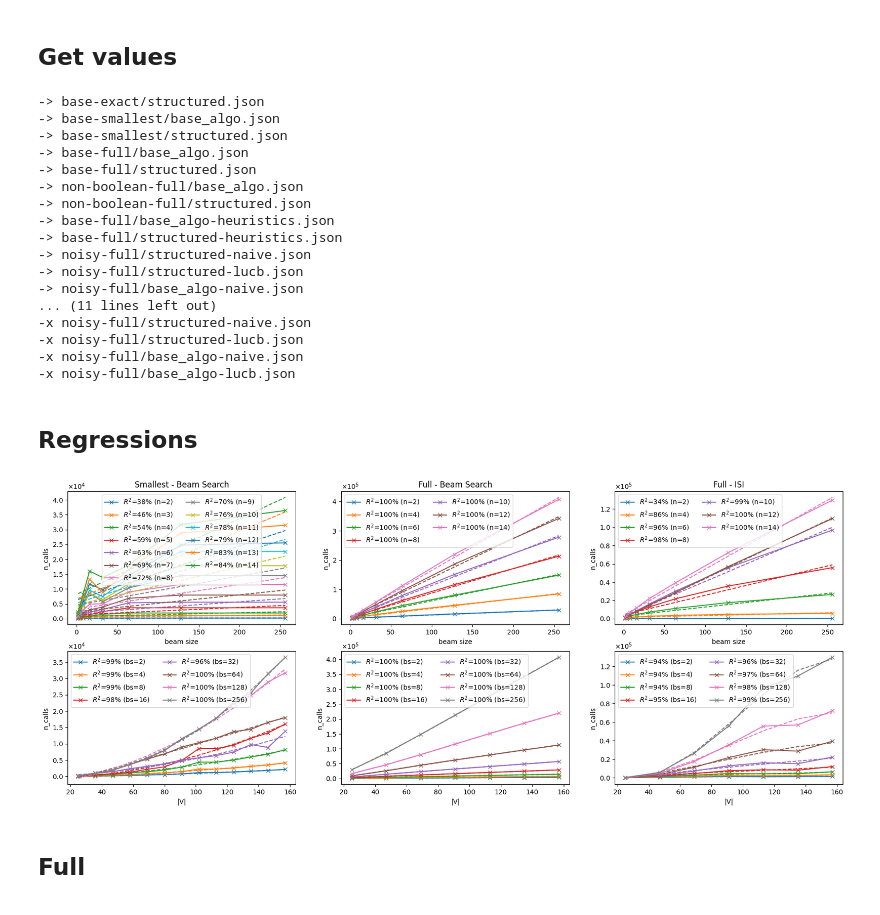
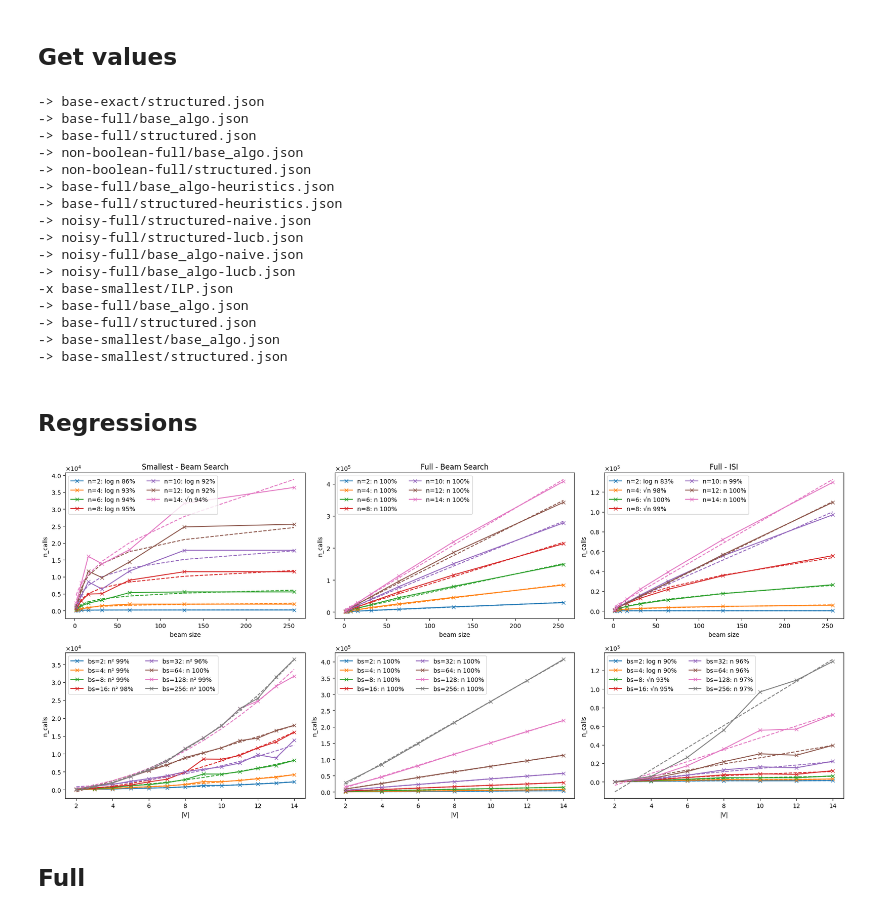
Before and after one commit to SamuelReyd/SearchingForCauses, a Jupyter notebook: src/Experiments.ipynb, the cells around one changed output. Drawn from its saved outputs; the diff is of its cells as text; code cells hidden in the pictures.

Commit message:
finished figures

```diff
--- a/src/Experiments.ipynb
+++ b/src/Experiments.ipynb
@@ -461,20 +10,3 @@ def regression_n(df, exh, algo, ax=None):
-# %%
-def plot_all_regressions(df, folder="figures/"):
-    _, axes = plt.subplots(2,3, figsize=(3*w*2,2*h*2))
-
-
-    axes[0,0].set_title("Smallest - Beam Search")
-    axes[0,1].set_title("Full - Beam Search")
-    axes[0,2].set_title("Full - ISI")
-
-
-    regression_bs(df, Exhaustivness.SMALLEST.value, AlgoTypes.BASE.value, axes[0,0])
-    regression_bs(df, Exhaustivness.FULL.value, AlgoTypes.BASE.value, axes[0,1])
-    regression_bs(df, Exhaustivness.FULL.value, AlgoTypes.STRUCTURED.value, axes[0,2])
-
-    regression_n(df, Exhaustivness.SMALLEST.value, AlgoTypes.BASE.value, axes[1,0])
-    regression_n(df, Exhaustivness.FULL.value, AlgoTypes.BASE.value, axes[1,1])
-    regression_n(df, Exhaustivness.FULL.value, AlgoTypes.STRUCTURED.value, axes[1,2])
 # %% [markdown]
 # Main
 # %% [markdown]
@@ -487,17 +19,16 @@ def plot_all_regressions(df, folder="figures/"):
 ## Get values
 # %%
 metrics = ["F1", "accuracy", "jaccard", "dice"]
-df_perso = get_values(metrics, "../results/")
+df_perso = get_values(exps, metrics, "../results/")
 df_ilp = get_values_ILP(metrics, "../results/")
-df_reg = get_values([], folder="../results_test/")
+df_reg = get_values(exps_reg, ["accuracy"], folder="../results_reg/")
 df = pd.concat([df_perso, df_ilp], ignore_index=True)
 df.F1 *= 100
 df.dice *= 100
 df.accuracy *= 100
+df_reg.accuracy *= 100
 # %% [output]
 -> base-exact/structured.json
--> base-smallest/base_algo.json
--> base-smallest/structured.json
 -> base-full/base_algo.json
 -> base-full/structured.json
 -> non-boolean-full/base_algo.json
@@ -507,11 +38,12 @@ df.accuracy *= 100
 -> noisy-full/structured-naive.json
 -> noisy-full/structured-lucb.json
 -> noisy-full/base_algo-naive.json
-... (11 lines left out)
--x noisy-full/structured-naive.json
--x noisy-full/structured-lucb.json
--x noisy-full/base_algo-naive.json
--x noisy-full/base_algo-lucb.json
+-> noisy-full/base_algo-lucb.json
+-x base-smallest/ILP.json
+-> base-full/base_algo.json
+-> base-full/structured.json
+-> base-smallest/base_algo.json
+-> base-smallest/structured.json
 # %%
 models = (
     (Models.BASE.value, ""),
@@ -522,6 +54,6 @@ models = (
 # %% [markdown]
 ## Regressions
 # %%
-plot_all_regressions(df_reg)
+plot_all_regressions(df_reg, folder="../figures/")
 # %% [output]
-[figure, old version]
+[figure, new version]
```
Also changed, not shown: parts of 47 cells of this notebook, 4 other files.
